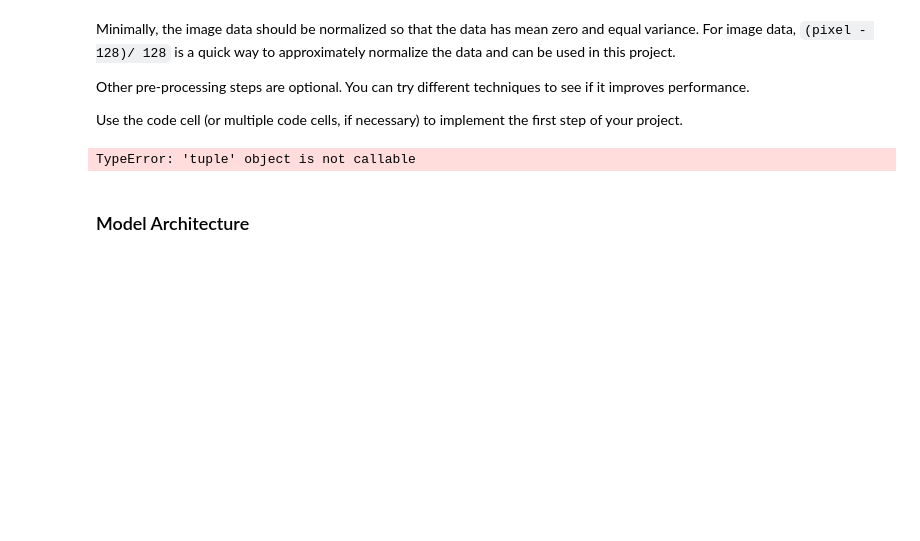
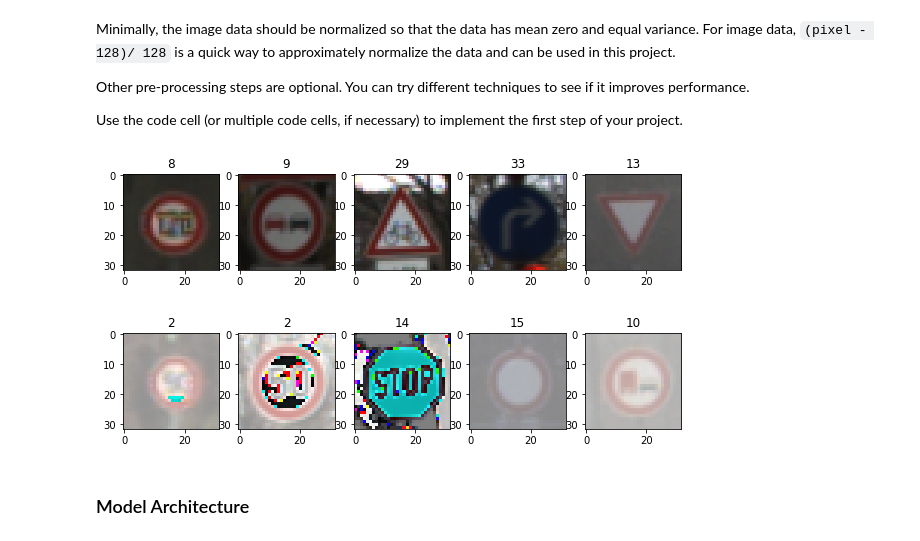
Before and after one commit to CJL89/Traffic-Sign-Classifier, a Jupyter notebook: Traffic_Sign_Classifier.ipynb, the cells around one changed output. Drawn from its saved outputs; the diff is of its cells as text; code cells hidden in the pictures; blank space fills up the shorter version.

```diff
--- a/Traffic_Sign_Classifier.ipynb
+++ b/Traffic_Sign_Classifier.ipynb
@@ -152,41 +152,41 @@ Use the code cell (or multiple code cells, if necessary) to implement the first
 # %%
 ### Preprocess the data here. It is required to normalize the data. Other preprocessing steps could include
 ### converting to grayscale, etc.
 ### Feel free to use as many code cells as needed.
 
 from sklearn.utils import shuffle
 import cv2
 
 fig, axes = plt.subplots(1, 5, figsize=(10, 10))
 
 for i in range(5):
     index = random.randint(0, len(X_train))
     image = X_train[index].squeeze()
     axes[i].imshow(image, cmap='gray')
     axes[i].set_title(y_train[index])
 
+# Shuffle data since pictures are arranged in a specific way
+X_train, y_train = shuffle(X_train, y_train)
+
 # Normailizing the data
 X_train_normalized = X_train / 255.0 - 0.5
-X_valid_normalized = X_valid / 255.0 - 0.5
-X_test_normalized = X_test / 255.0 - 0.5
+X_valid_normalized = X_train / 255.0 - 0.5
+X_test_normalized = X_train / 255.0 - 0.5
 
 # Grayscaling
-gray = np.zeros(shape=image.shape)
-gray = cv2.cvtColor(image, cv2.COLOR_RGB2GRAY)
+# gray = np.zeros(shape=image.shape)
+# gray = cv2.cvtColor(image, cv2.COLOR_RGB2GRAY)
 
 fig, axes = plt.subplots(1, 5, figsize=(10, 10))
 
 for i in range(5):
     index = random.randint(0, len(X_train))
     image = X_train_normalized[index].squeeze()
     axes[i].imshow(image, cmap='gray')
     axes[i].set_title(y_train[index])
-
-print(X_train_normalized.shape)
-print(X_valid_normalized.shape)
-print(X_test_normalized.shape)
 # %% [output]
-TypeError: 'tuple' object is not callable
+[figure, added]
+[figure, added]
 # %% [markdown]
 ### Model Architecture
 # %%
```
Also changed, not shown: parts of 8 cells of this notebook, 3 other files.
